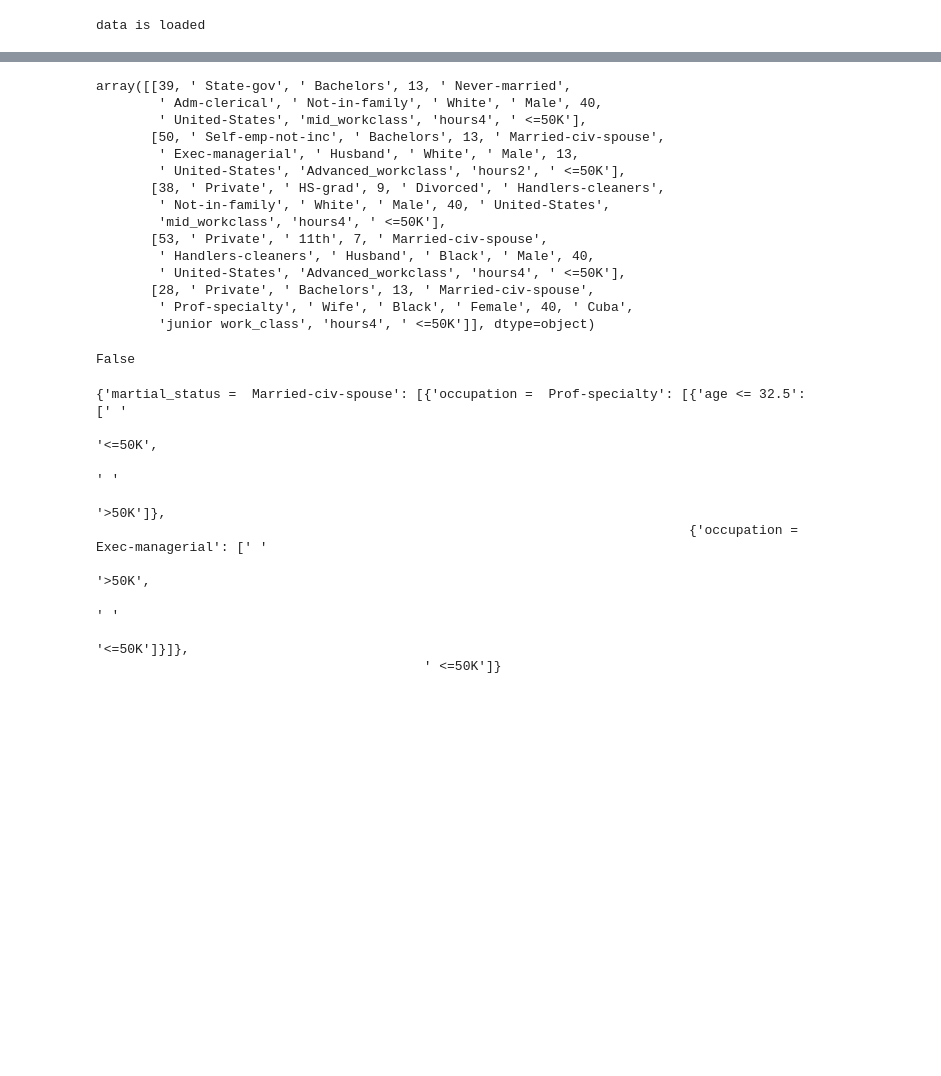
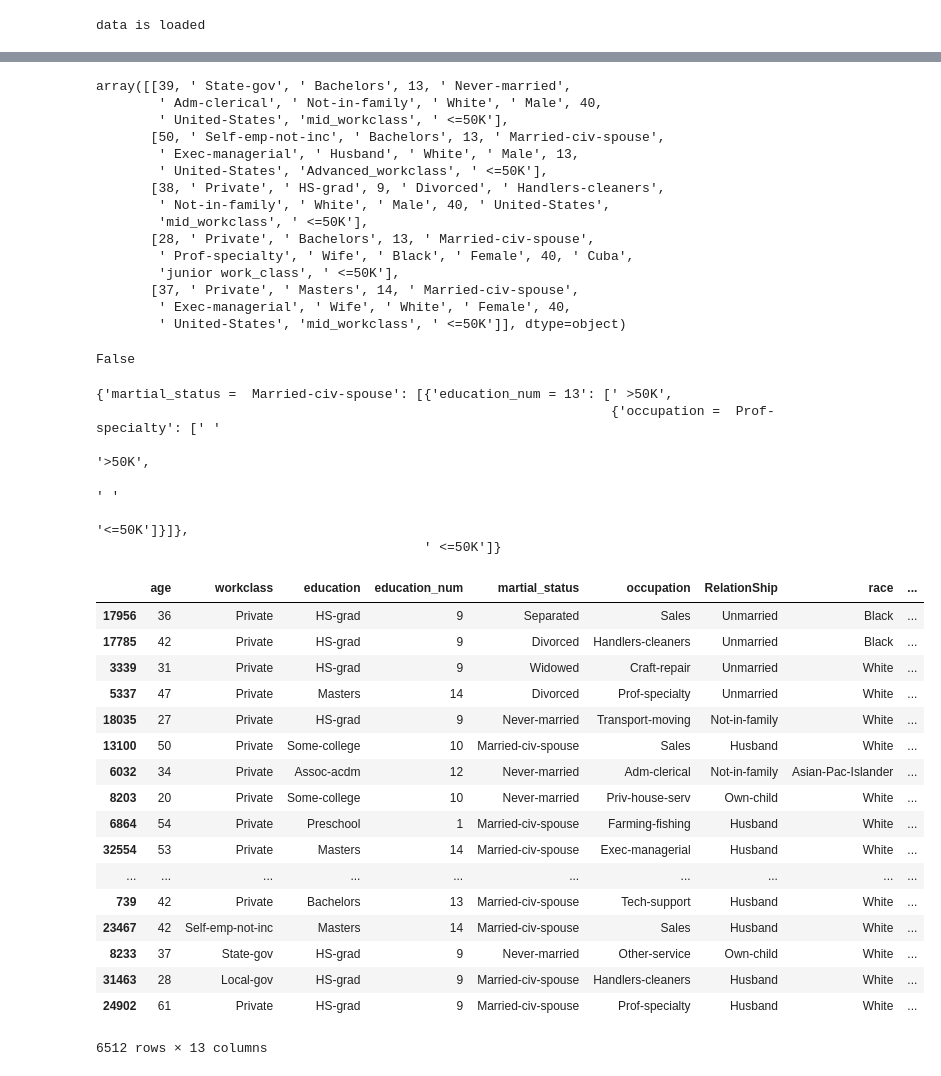
Before and after one commit to SimbarasheJehol/MachineLearningProject, a Jupyter notebook: mydecisiontree.ipynb, the cells around one changed output, grey strips where cells are left out. Cells and saved outputs as stored; diff of their text form; code cells hidden in the pictures; blank space fills up the shorter version.

```diff
--- a/mydecisiontree.ipynb
+++ b/mydecisiontree.ipynb
@@ -24,6 +34,7 @@ df=df.drop( "fnlwgt", axis=1)\
                 .drop( "fnlwgt-binned", axis=1)\
                 .drop( "capital_gain-binned",axis=1)\
                 .drop("capital_loss-binned",axis=1)\
-                .drop("education_num-binned",axis=1)
+                .drop("education_num-binned",axis=1)\
+                .drop("hours_per_week-binned",axis=1)\
 # %%
 ##target_variable=df["income_class"]
@@ -50,4 +56,4 @@ def train_test_split(df, test_size):
     return train_df, test_df
 # %%
 #random.seed(0)// this will always return the same test_df dataframe
-train_df, test_df = train_test_split(df, test_size=0.1)
+train_df, test_df = train_test_split(df, test_size=0.2)
@@ -61,19 +72,19 @@ data[:5]
 # %% [output]
 array([[39, ' State-gov', ' Bachelors', 13, ' Never-married',
         ' Adm-clerical', ' Not-in-family', ' White', ' Male', 40,
-        ' United-States', 'mid_workclass', 'hours4', ' <=50K'],
+        ' United-States', 'mid_workclass', ' <=50K'],
        [50, ' Self-emp-not-inc', ' Bachelors', 13, ' Married-civ-spouse',
         ' Exec-managerial', ' Husband', ' White', ' Male', 13,
-        ' United-States', 'Advanced_workclass', 'hours2', ' <=50K'],
+        ' United-States', 'Advanced_workclass', ' <=50K'],
        [38, ' Private', ' HS-grad', 9, ' Divorced', ' Handlers-cleaners',
         ' Not-in-family', ' White', ' Male', 40, ' United-States',
-        'mid_workclass', 'hours4', ' <=50K'],
-       [53, ' Private', ' 11th', 7, ' Married-civ-spouse',
-        ' Handlers-cleaners', ' Husband', ' Black', ' Male', 40,
-        ' United-States', 'Advanced_workclass', 'hours4', ' <=50K'],
+        'mid_workclass', ' <=50K'],
        [28, ' Private', ' Bachelors', 13, ' Married-civ-spouse',
         ' Prof-specialty', ' Wife', ' Black', ' Female', 40, ' Cuba',
-        'junior work_class', 'hours4', ' <=50K']], dtype=object)
+        'junior work_class', ' <=50K'],
+       [37, ' Private', ' Masters', 14, ' Married-civ-spouse',
+        ' Exec-managerial', ' Wife', ' White', ' Female', 40,
+        ' United-States', 'mid_workclass', ' <=50K']], dtype=object)
 # %%
 def check_purity(data):
 
@@ -254,15 +265,34 @@ def decision_tree_algorithm(df, counter=0, min_samples=2, max_depth=5):
 tree = decision_tree_algorithm(train_df, max_depth=3)
 pprint(tree)
 # %% [output]
-{'martial_status =  Married-civ-spouse': [{'occupation =  Prof-specialty': [{'age <= 32.5': [' '
-                                                                                             '<=50K',
-                                                                                             ' '
-                                                                                             '>50K']},
-                                                                            {'occupation =  Exec-managerial': [' '
-                                                                                                               '>50K',
-                                                                                                               ' '
-                                                                                                               '<=50K']}]},
+{'martial_status =  Married-civ-spouse': [{'education_num = 13': [' >50K',
+                                                                  {'occupation =  Prof-specialty': [' '
+                                                                                                    '>50K',
+                                                                                                    ' '
+                                                                                                    '<=50K']}]},
                                           ' <=50K']}
+# %%
+example = test_df.iloc[:,:]
+example
+# %% [output]
+|  | age | workclass | education | education_num | martial_status | occupation | RelationShip | race | ... |
+| 17956 | 36 | Private | HS-grad | 9 | Separated | Sales | Unmarried | Black | ... |
+| 17785 | 42 | Private | HS-grad | 9 | Divorced | Handlers-cleaners | Unmarried | Black | ... |
+| 3339 | 31 | Private | HS-grad | 9 | Widowed | Craft-repair | Unmarried | White | ... |
+| 5337 | 47 | Private | Masters | 14 | Divorced | Prof-specialty | Unmarried | White | ... |
+| 18035 | 27 | Private | HS-grad | 9 | Never-married | Transport-moving | Not-in-family | White | ... |
+| 13100 | 50 | Private | Some-college | 10 | Married-civ-spouse | Sales | Husband | White | ... |
+| 6032 | 34 | Private | Assoc-acdm | 12 | Never-married | Adm-clerical | Not-in-family | Asian-Pac-Islander | ... |
+| 8203 | 20 | Private | Some-college | 10 | Never-married | Priv-house-serv | Own-child | White | ... |
+| 6864 | 54 | Private | Preschool | 1 | Married-civ-spouse | Farming-fishing | Husband | White | ... |
+| 32554 | 53 | Private | Masters | 14 | Married-civ-spouse | Exec-managerial | Husband | White | ... |
+| ... | ... | ... | ... | ... | ... | ... | ... | ... | ... |
+| 739 | 42 | Private | Bachelors | 13 | Married-civ-spouse | Tech-support | Husband | White | ... |
+| 23467 | 42 | Self-emp-not-inc | Masters | 14 | Married-civ-spouse | Sales | Husband | White | ... |
+| 8233 | 37 | State-gov | HS-grad | 9 | Never-married | Other-service | Own-child | White | ... |
+| 31463 | 28 | Local-gov | HS-grad | 9 | Married-civ-spouse | Handlers-cleaners | Husband | White | ... |
+| 24902 | 61 | Private | HS-grad | 9 | Married-civ-spouse | Prof-specialty | Husband | White | ... |
+6512 rows × 13 columns
 # %%
 def classify_example(example, tree):
     question = list(tree.keys())[0]
```
Also changed, not shown: parts of 13 cells of this notebook, 2 other files.
